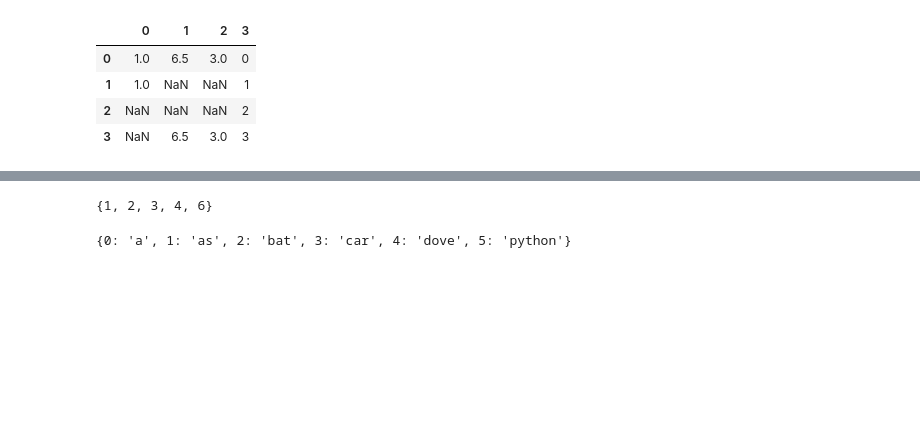
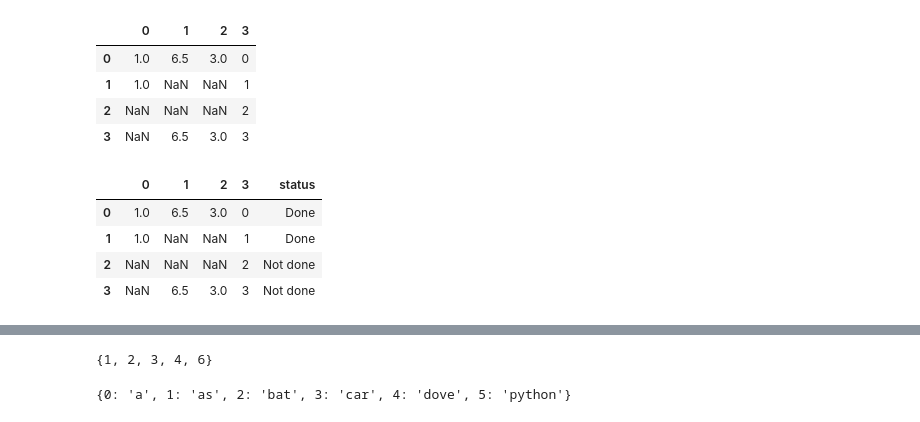
Before and after one commit to juandazapatac/pydata-book-notes, a Jupyter notebook: just_some_scripts.ipynb, the cells around one changed output, grey strips where cells are left out. Cells and saved outputs as stored; diff of their text form; code cells hidden in the pictures; blank space fills up the shorter version.

```diff
--- a/just_some_scripts.ipynb
+++ b/just_some_scripts.ipynb
@@ -2,8 +2,15 @@
 import pandas as pd
 import numpy as np
 # %%
-data = pd.DataFrame([[1., 6.5, 3.], [1., np.nan, np.nan], [np.nan, np.nan, np.nan], [np.nan, 6.5, 3.]])
-data["3"]=pd.Series(list(np.arange(4)))
+data = pd.DataFrame(
+    [
+        [1.0, 6.5, 3.0],
+        [1.0, np.nan, np.nan],
+        [np.nan, np.nan, np.nan],
+        [np.nan, 6.5, 3.0],
+    ]
+)
+data["3"] = pd.Series(list(np.arange(4)))
 data
 # %% [output]
 |  | 0 | 1 | 2 | 3 |
@@ -11,3 +18,13 @@ data
 | 1 | 1.0 | NaN | NaN | 1 |
 | 2 | NaN | NaN | NaN | 2 |
 | 3 | NaN | 6.5 | 3.0 | 3 |
+# %%
+mapping = {1.0: "Done", np.nan: "Not done"}
+data["status"] = data[0].map(mapping)
+data
+# %% [output]
+|  | 0 | 1 | 2 | 3 | status |
+| 0 | 1.0 | 6.5 | 3.0 | 0 | Done |
+| 1 | 1.0 | NaN | NaN | 1 | Done |
+| 2 | NaN | NaN | NaN | 2 | Not done |
+| 3 | NaN | 6.5 | 3.0 | 3 | Not done |
```
Also changed, not shown: parts of 67 cells of this notebook, 2 other files.
